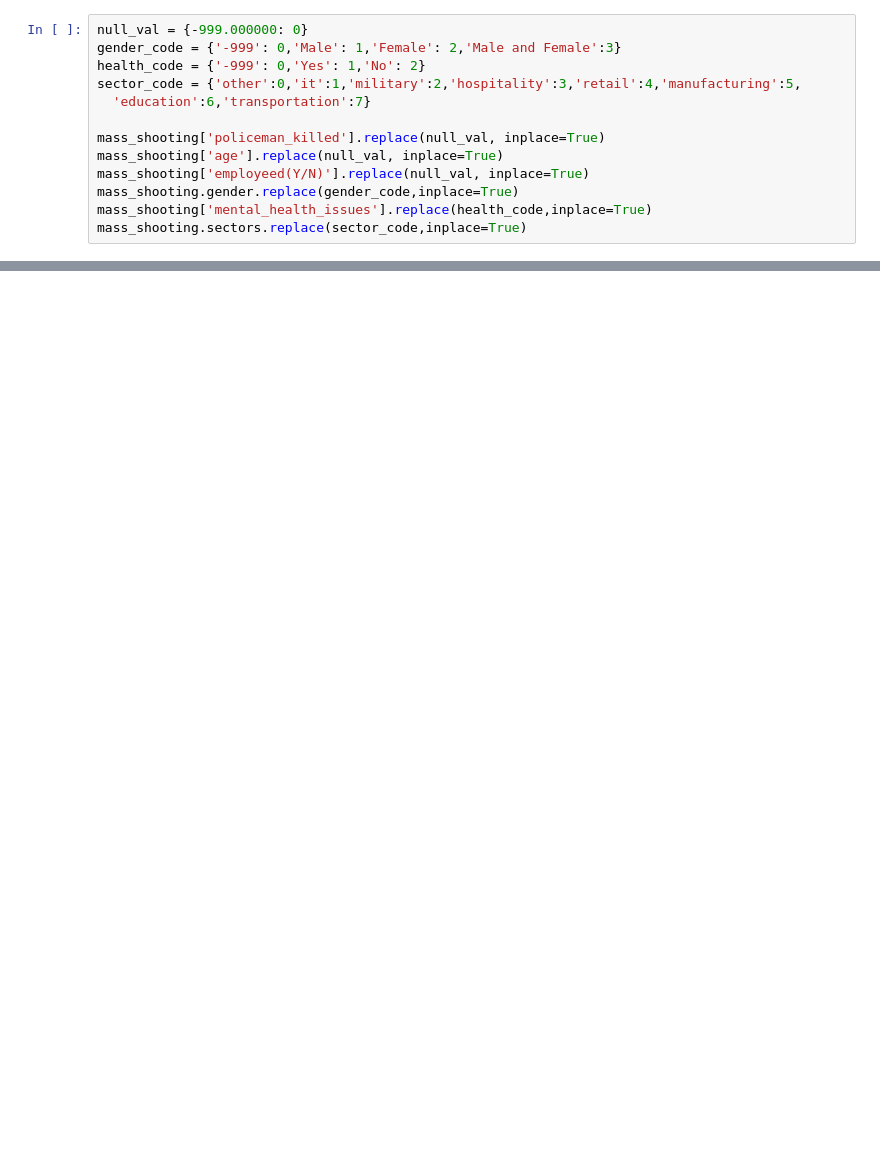
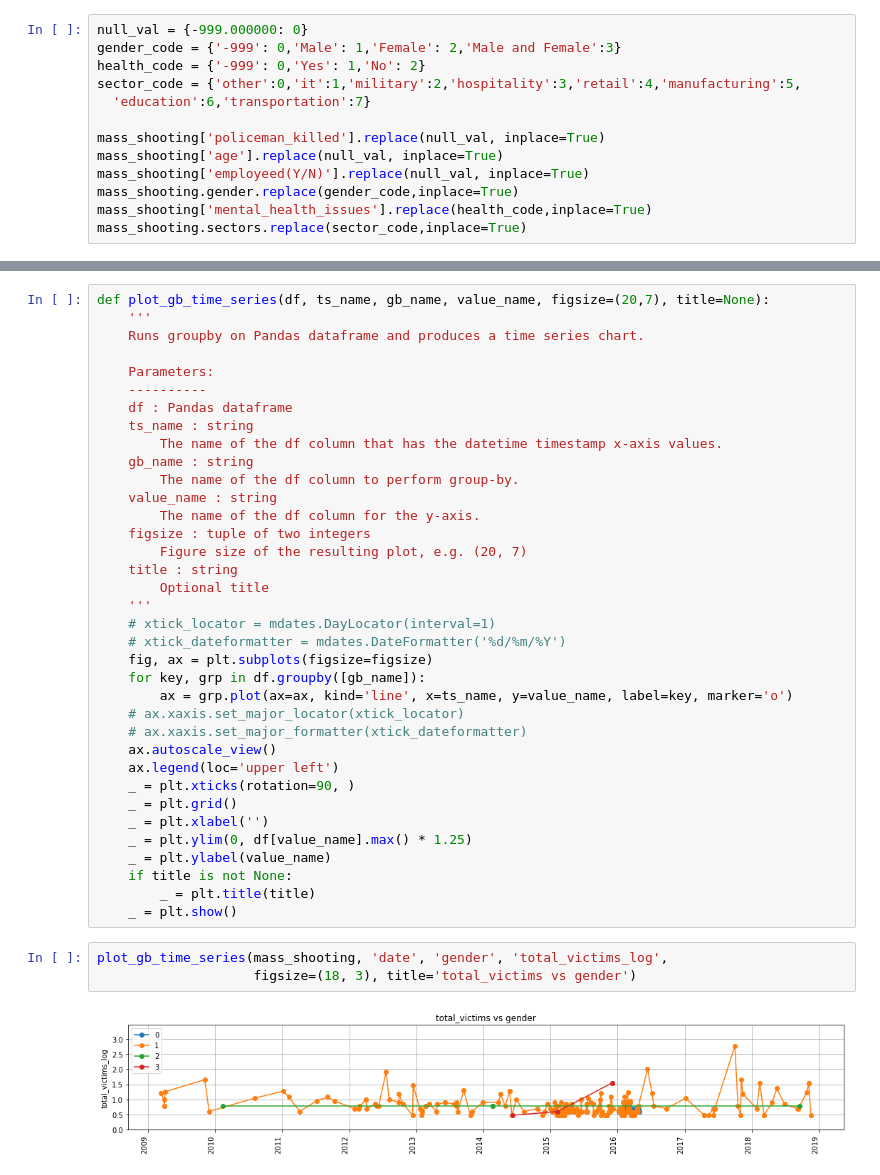
Before and after one commit to BinhKieu82/Springboard_Capstone2, a Jupyter notebook: notebooks/03_exploratory_data_analysis.ipynb, the cells around one changed output, grey strips where cells are left out. Cells and saved outputs as stored; diff of their text form; blank space fills up the shorter version.

```diff
--- a/notebooks/03_exploratory_data_analysis.ipynb
+++ b/notebooks/03_exploratory_data_analysis.ipynb
@@ -119,0 +195,41 @@ memory usage: 40.0+ KB
+# %%
+def plot_gb_time_series(df, ts_name, gb_name, value_name, figsize=(20,7), title=None):
+    '''
+    Runs groupby on Pandas dataframe and produces a time series chart.
+
+    Parameters:
+    ----------
+    df : Pandas dataframe
+    ts_name : string
+        The name of the df column that has the datetime timestamp x-axis values.
+    gb_name : string
+        The name of the df column to perform group-by.
+    value_name : string
+        The name of the df column for the y-axis.
+    figsize : tuple of two integers
+        Figure size of the resulting plot, e.g. (20, 7)
+    title : string
+        Optional title
+    '''
+    # xtick_locator = mdates.DayLocator(interval=1)
+    # xtick_dateformatter = mdates.DateFormatter('%d/%m/%Y')
+    fig, ax = plt.subplots(figsize=figsize)
+    for key, grp in df.groupby([gb_name]):
+        ax = grp.plot(ax=ax, kind='line', x=ts_name, y=value_name, label=key, marker='o')
+    # ax.xaxis.set_major_locator(xtick_locator)
+    # ax.xaxis.set_major_formatter(xtick_dateformatter)
+    ax.autoscale_view()
+    ax.legend(loc='upper left')
+    _ = plt.xticks(rotation=90, )
+    _ = plt.grid()
+    _ = plt.xlabel('')
+    _ = plt.ylim(0, df[value_name].max() * 1.25)
+    _ = plt.ylabel(value_name)
+    if title is not None:
+        _ = plt.title(title)
+    _ = plt.show()
+# %%
+plot_gb_time_series(mass_shooting, 'date', 'gender', 'total_victims_log',
+                    figsize=(18, 3), title='total_victims vs gender')
+# %% [output]
+[figure, added]
```
Also changed, not shown: parts of 28 cells of this notebook, 3 other files.
